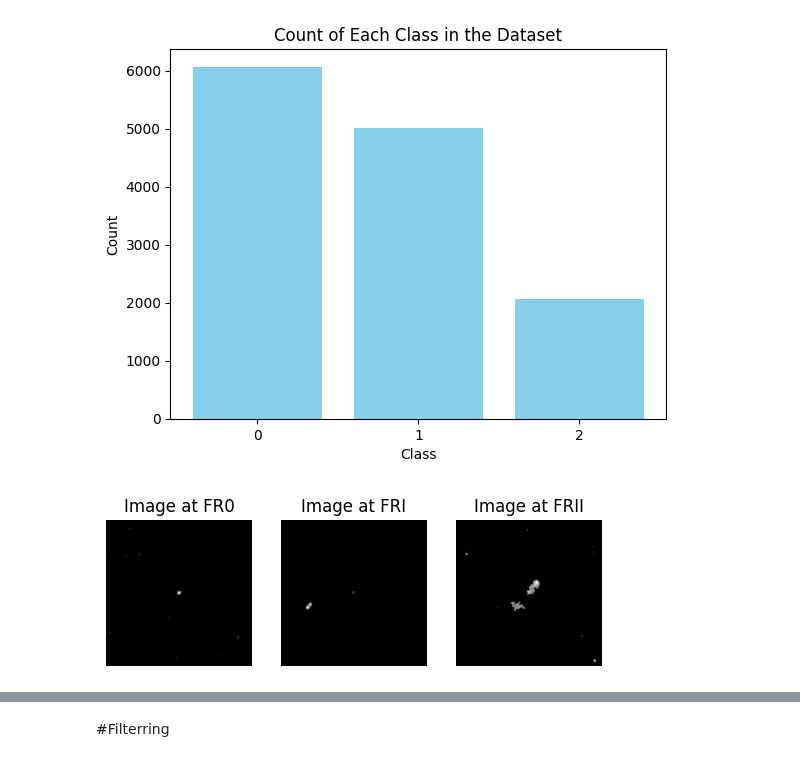
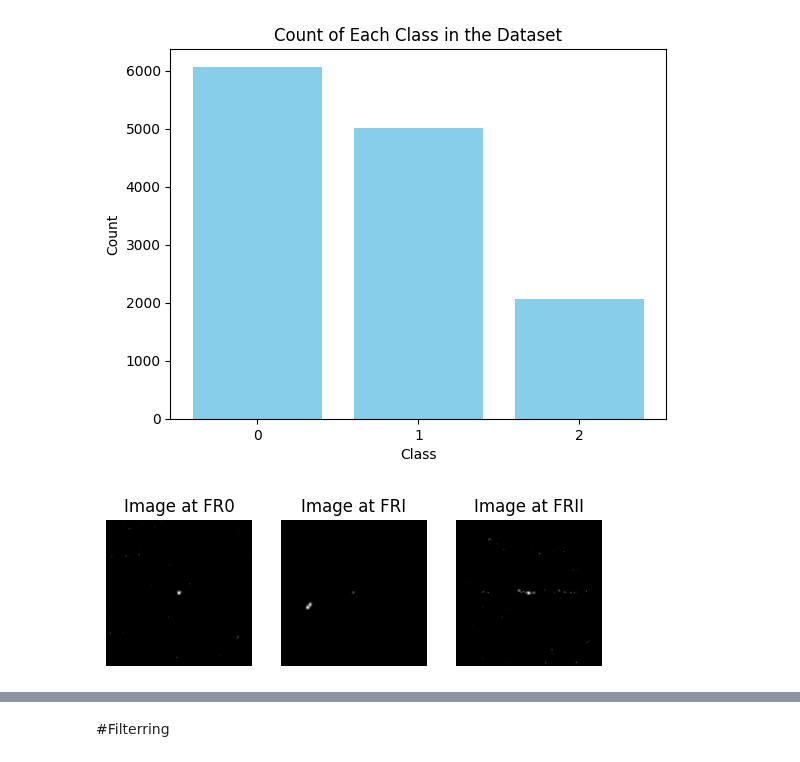
Before and after one commit to FaridRash/DATA-MINING-MACHINE-LEARNING-semester-2-, a Jupyter notebook: The Final Project/Notebooks/Farid/Farid_CNN_Colab.ipynb, the cells around one changed output, grey strips where cells are left out. Cells and saved outputs as stored; diff of their text form; code cells hidden in the pictures.

```diff
--- a/The Final Project/Notebooks/Farid/Farid_CNN_Colab.ipynb
+++ b/The Final Project/Notebooks/Farid/Farid_CNN_Colab.ipynb
@@ -49,8 +66,6 @@ for imagePath in imagePaths:
   image = tf.io.read_file(imagePath)
   image = tf.image.decode_image(image, channels=1)
   data.append(image)
-  image = tf.image.crop_to_bounding_box(image, 125, 125, 50, 50)
-  data_cropped.append(image)
   labels.append(label)
   counter_0 += 1
 print(f'Loaded FR0... {counter_0} files has loaded.')
@@ -68,8 +83,6 @@ for imagePath in imagePaths:
   image = tf.io.read_file(imagePath)
   image = tf.image.decode_image(image, channels=1)
   data.append(image)
-  image = tf.image.crop_to_bounding_box(image, 125, 125, 50, 50)
-  data_cropped.append(image)
   labels.append(label)
   counter_1 += 1
 print(f'Loaded FRI... {counter_1} files has loaded.')
@@ -86,8 +99,6 @@ for imagePath in imagePaths:
   image = tf.io.read_file(imagePath)
   image = tf.image.decode_image(image, channels=1)
   data.append(image)
-  image = tf.image.crop_to_bounding_box(image, 125, 125, 50, 50)
-  data_cropped.append(image)
   labels.append(label)
   counter_2 += 1
 print(f'Loaded FRII... {counter_2} files has loaded.')
@@ -111,26 +129,29 @@ labels = np.array(labels,dtype='uint8')
 data = np.array(data,dtype='uint8')
 data_cropped = np.array(data_cropped,dtype='uint8')
 # %%
-image = np.squeeze(data[0])
+class_0 = data[labels == 0]
+image = np.squeeze(class_0[0])
 plt.subplot(1, 3, 1)
 plt.imshow(image, cmap='gray')
 plt.axis('off')
 plt.title(f"Image at FR0")
 
-image = np.squeeze(data[6066])
+class_1 = data[labels == 1]
+image = np.squeeze(class_1[0])
 plt.subplot(1, 3, 2)
 plt.imshow(image, cmap='gray')
 plt.axis('off')
 plt.title(f"Image at FRI")
 
-image = np.squeeze(data[11075])
+class_2 = data[labels == 2]
+image = np.squeeze(class_2[0])
 plt.subplot(1, 3, 3)
 plt.imshow(image, cmap='gray')
 plt.axis('off')
 plt.title(f"Image at FRII")
 
 
 plt.show()
 # %% [output]
-[figure, old version]
+[figure, new version]
 # %%
```
Also changed, not shown: parts of 40 cells of this notebook.
